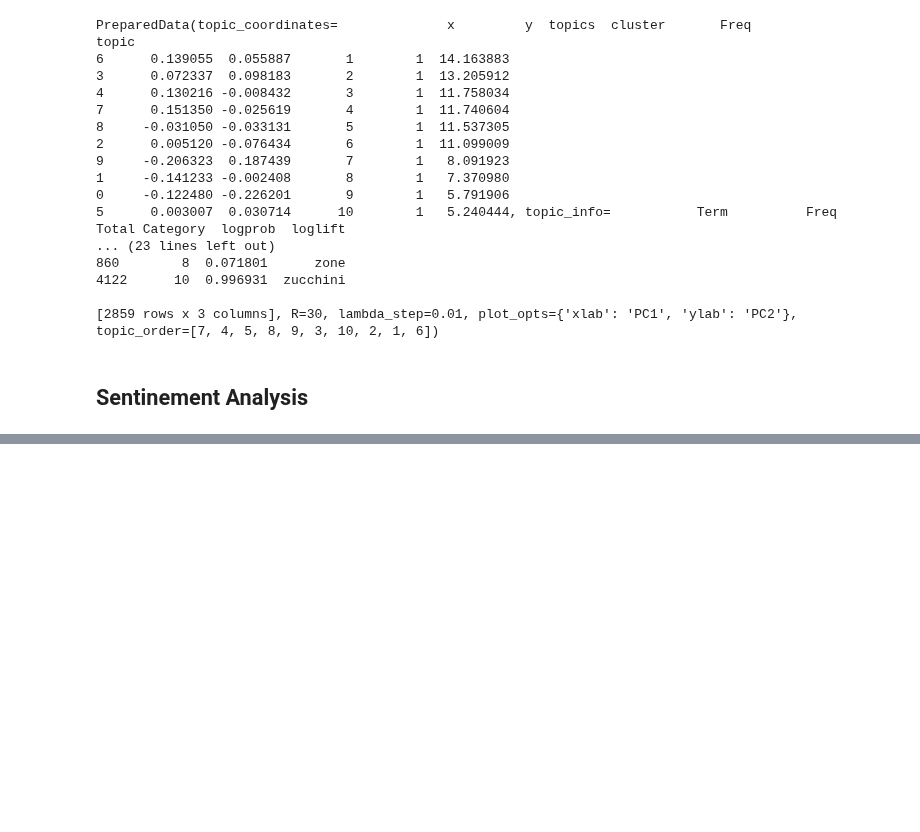
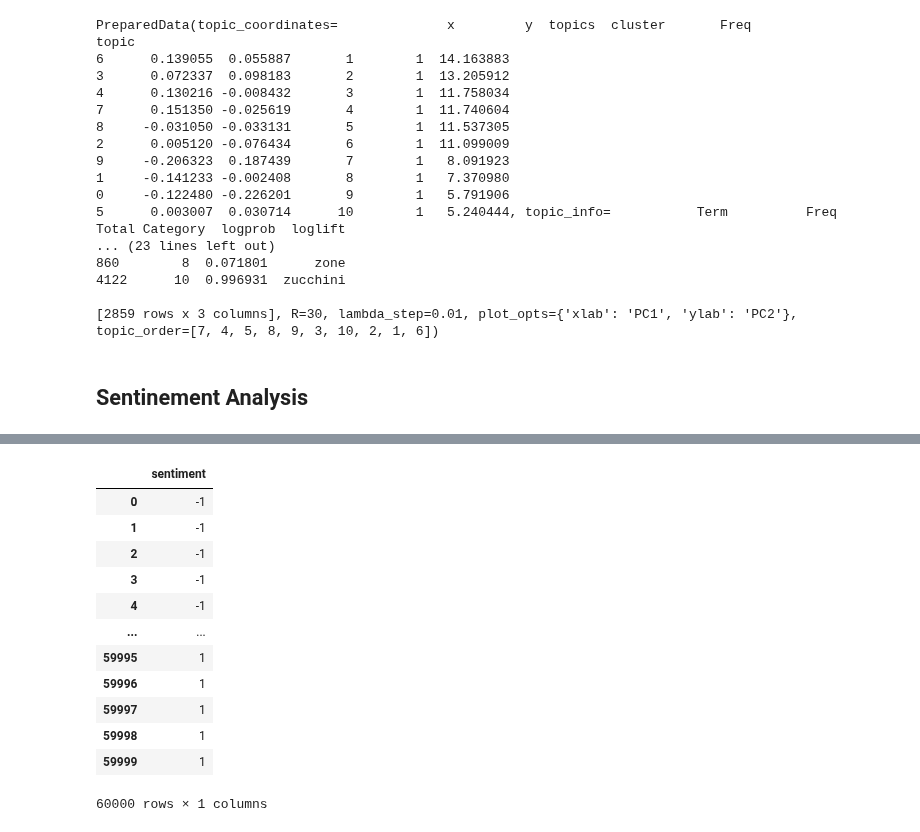
Before and after one commit to remre/datavisu, a Jupyter notebook: NLP_reviews.ipynb, the cells around one changed output, grey strips where cells are left out. Saved outputs shown, nothing was run; the diff lists cells and outputs as text; code cells hidden in the pictures; blank space fills up the shorter version.

```diff
--- a/NLP_reviews.ipynb
+++ b/NLP_reviews.ipynb
@@ -375,0 +616,2 @@ ratrev_df.iloc[4500:4520]
+# %%
+ratrev_df.drop(columns=['name','rating','length','cleaned_review'],axis=1,inplace=True)
@@ -375,0 +633,25 @@ ratrev_df.iloc[4500:4520]
+# %%
+train_df = ratrev_df.groupby('sentiment').apply(lambda x: x.sample(100000)).reset_index(drop=True)
+x_train, y_train  = train_df.iloc[:, 0],train_df.iloc[:, 1:]
+
+valid_df = ratrev_df.groupby('sentiment').apply(lambda x: x.sample(20000)).reset_index(drop=True)
+x_valid, y_valid  = valid_df.iloc[:, 0], valid_df.iloc[:, 1:]
+
+test_df  = ratrev_df.groupby('sentiment').apply(lambda x: x.sample(20000)).reset_index(drop=True)
+x_test, y_test    = test_df.iloc[:, 0], test_df.iloc[:, 1:]
+# %%
+y_test
+# %% [output]
+|  | sentiment |
+| 0 | -1 |
+| 1 | -1 |
+| 2 | -1 |
+| 3 | -1 |
+| 4 | -1 |
+| ... | ... |
+| 59995 | 1 |
+| 59996 | 1 |
+| 59997 | 1 |
+| 59998 | 1 |
+| 59999 | 1 |
+60000 rows × 1 columns
```
Also changed, not shown: parts of 37 cells of this notebook, 1 other file.
